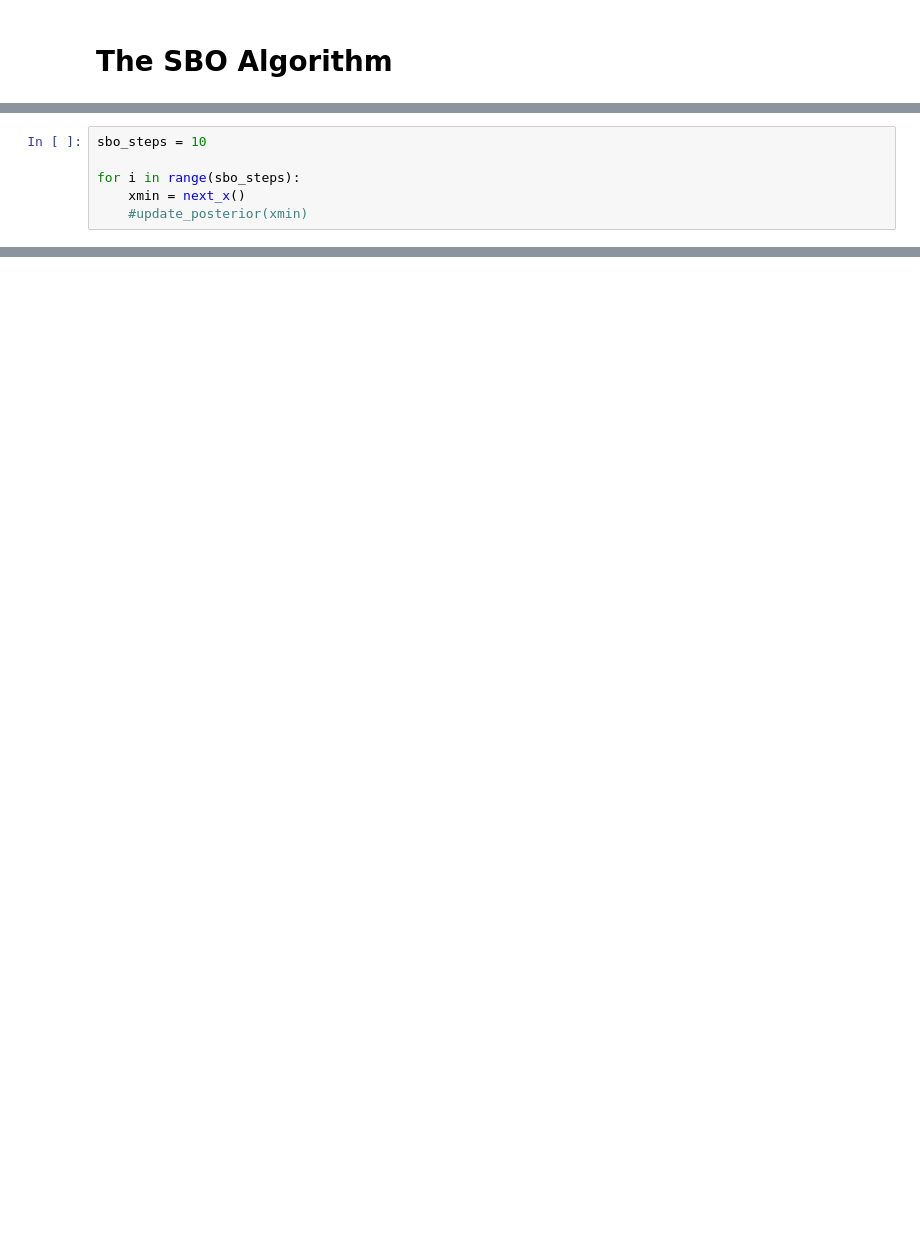
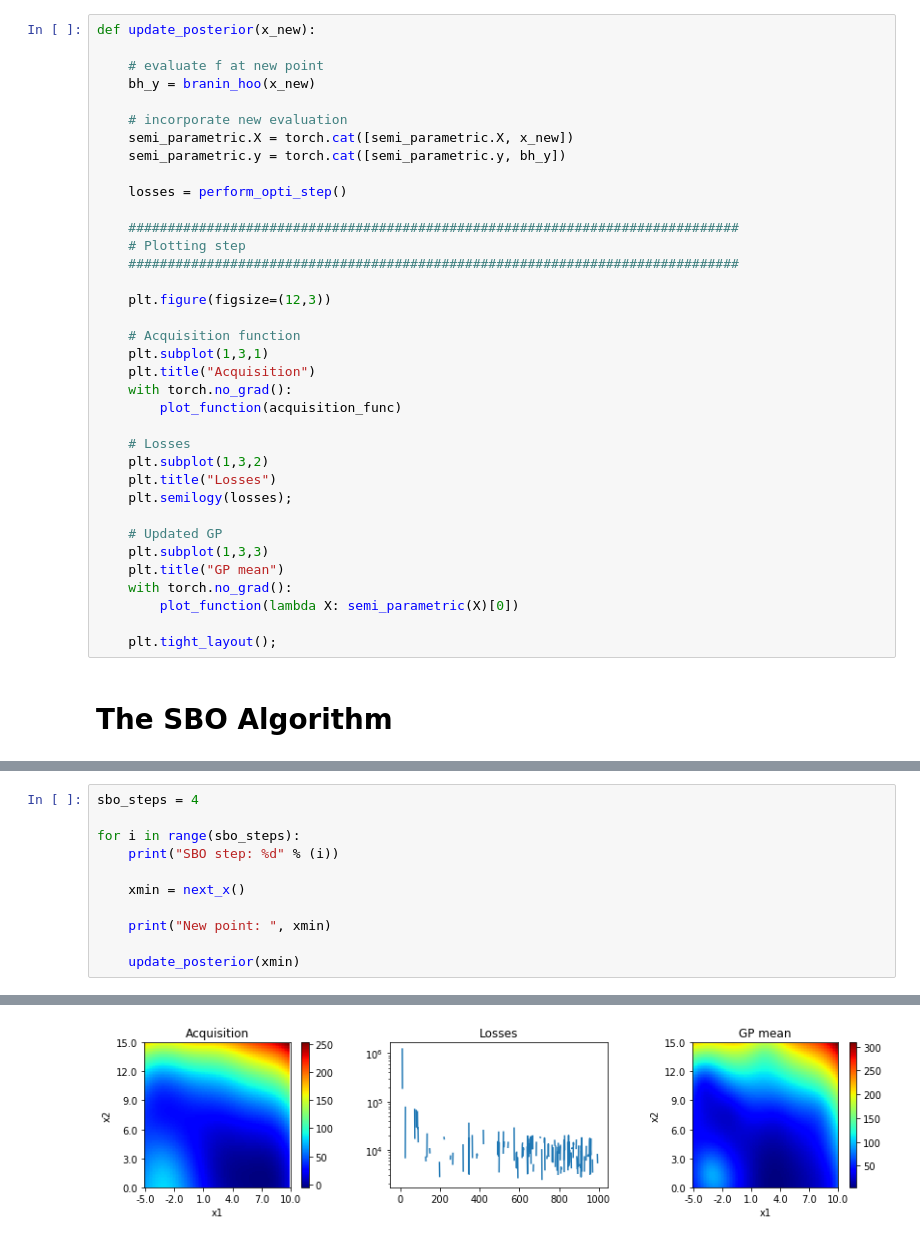
Before and after one commit to tomaslaz/handybox, a Jupyter notebook: BO/branin_hoo_pyro_sbo.ipynb, the cells around one changed output, grey strips where cells are left out. Drawn from its saved outputs; the diff is of its cells as text; blank space fills up the shorter version.

```diff
--- a/BO/branin_hoo_pyro_sbo.ipynb
+++ b/BO/branin_hoo_pyro_sbo.ipynb
@@ -265,5 +262,41 @@ def next_x(num_candidates=5):
     return candidates[argmin]
 # %% [markdown]
 ### Updating posterior
+# %%
+def update_posterior(x_new):
+
+    # evaluate f at new point
+    bh_y = branin_hoo(x_new)
+
+    # incorporate new evaluation
+    semi_parametric.X = torch.cat([semi_parametric.X, x_new])
+    semi_parametric.y = torch.cat([semi_parametric.y, bh_y])
+
+    losses = perform_opti_step()
+
+    ##############################################################################
+    # Plotting step
+    ##############################################################################
+
+    plt.figure(figsize=(12,3))
+
+    # Acquisition function
+    plt.subplot(1,3,1)
+    plt.title("Acquisition")
+    with torch.no_grad():
+        plot_function(acquisition_func)
+
+    # Losses
+    plt.subplot(1,3,2)
+    plt.title("Losses")
+    plt.semilogy(losses);
+
+    # Updated GP
+    plt.subplot(1,3,3)
+    plt.title("GP mean")
+    with torch.no_grad():
+        plot_function(lambda X: semi_parametric(X)[0])
+
+    plt.tight_layout();
 # %% [markdown]
 # The SBO Algorithm
@@ -270,7 +328,12 @@ def next_x(num_candidates=5):
 # %%
-sbo_steps = 10
+sbo_steps = 4
 
 for i in range(sbo_steps):
+    print("SBO step: %d" % (i))
+
     xmin = next_x()
-    #update_posterior(xmin)
+
+    print("New point: ", xmin)
+
+    update_posterior(xmin)
 # %% [output]
@@ -277,0 +348 @@ RuntimeError: invalid argument 13: ldc should be at least max(1, m=0), but have
+[figure, added]
```
Also changed, not shown: parts of 15 cells of this notebook, 2 other files.
